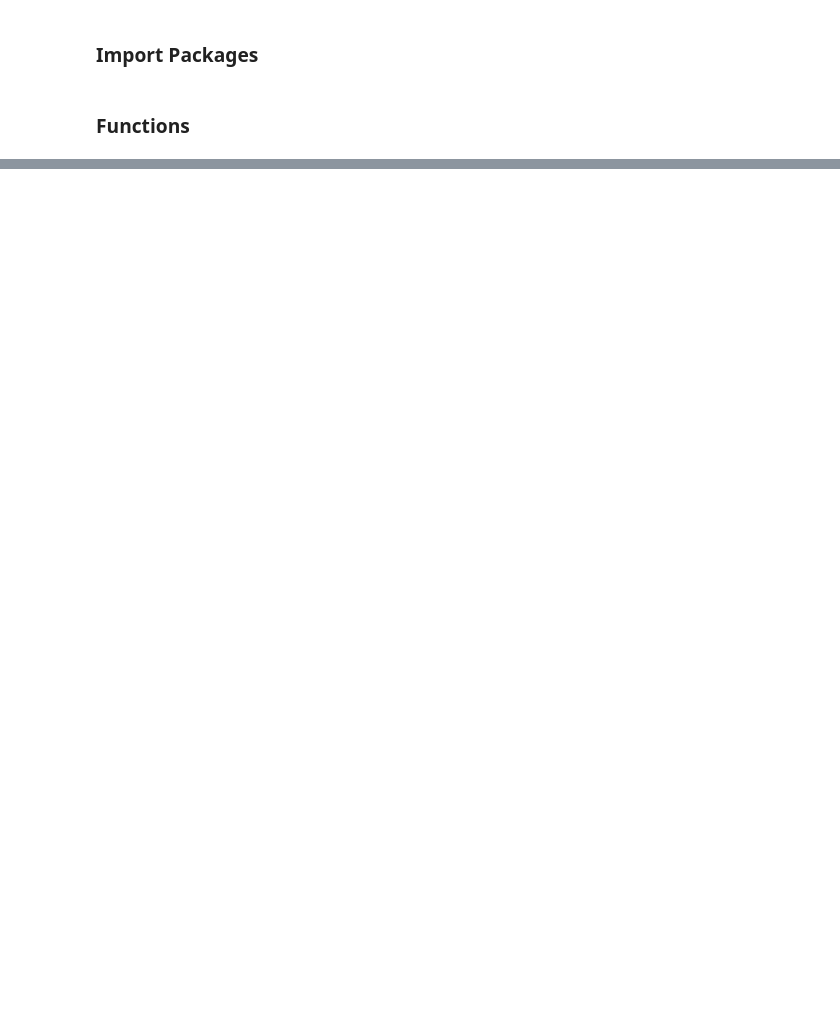
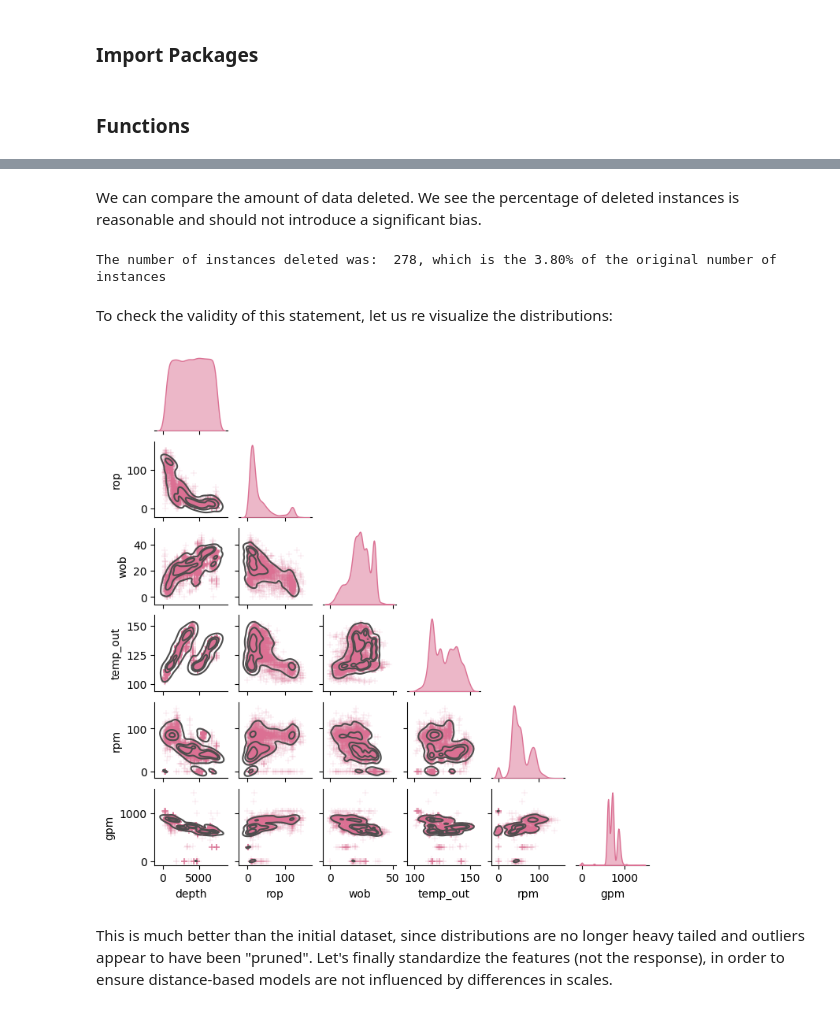
Before and after one commit to acmontesh/SSML, a Jupyter notebook: PGE383_Project_AbrahamMontes.ipynb, the cells around one changed output, grey strips where cells are left out. Drawn from its saved outputs; the diff is of its cells as text; code cells hidden in the pictures; blank space fills up the shorter version.

```diff
--- a/PGE383_Project_AbrahamMontes.ipynb
+++ b/PGE383_Project_AbrahamMontes.ipynb
@@ -93,0 +154,5 @@ Consider adding any information to promote your capabilities, interest in intern
+# %%
+my_data_pp = my_data.copy(deep=True)    #Creates a deep copy of the dataframe.
+#Filters the dataset with the aforementioned criteria.
+my_data_pp=my_data_pp[(my_data_pp['gpm']<1500) & (my_data_pp['rpm']<160) & (my_data_pp['rop']<150) & (my_data_pp['depth']>300)]
+my_data_pp.describe() #Calculates summary statistics of the modified dataset.
@@ -93,0 +169,21 @@ Consider adding any information to promote your capabilities, interest in intern
+# %% [markdown]
+We can compare the amount of data deleted. We see the percentage of deleted instances is reasonable and should not introduce a significant bias.
+# %%
+print("The number of instances deleted was: %4d, which is the %4.2f%% of the original number of instances"%(my_data.shape[0]-my_data_pp.shape[0],(my_data.shape[0]-my_data_pp.shape[0])*100/my_data.shape[0]))
+# %% [output]
+The number of instances deleted was:  278, which is the 3.80% of the original number of instances
+# %% [markdown]
+To check the validity of this statement, let us re visualize the distributions:
+# %%
+#Generates the sparse matrix and the KDE approximation as previously done, with the modified dataset.
+g=sb.pairplot(
+    my_data_pp,diag_kind = "kde",
+    plot_kws=dict(marker="+", linewidth=0.1, c='palevioletred'),
+    diag_kws=dict(color='palevioletred', alpha=0.5), height=1.2, corner=True,
+)
+
+g.map_lower(sb.kdeplot, levels=4, color=".3");
+# %% [output]
+[figure, added]
+# %% [markdown]
+This is much better than the initial dataset, since distributions are no longer heavy tailed and outliers appear to have been "pruned". Let's finally standardize the features (not the response), in order to ensure distance-based models are not influenced by differences in scales.
```
Also changed, not shown: parts of 44 cells of this notebook.
